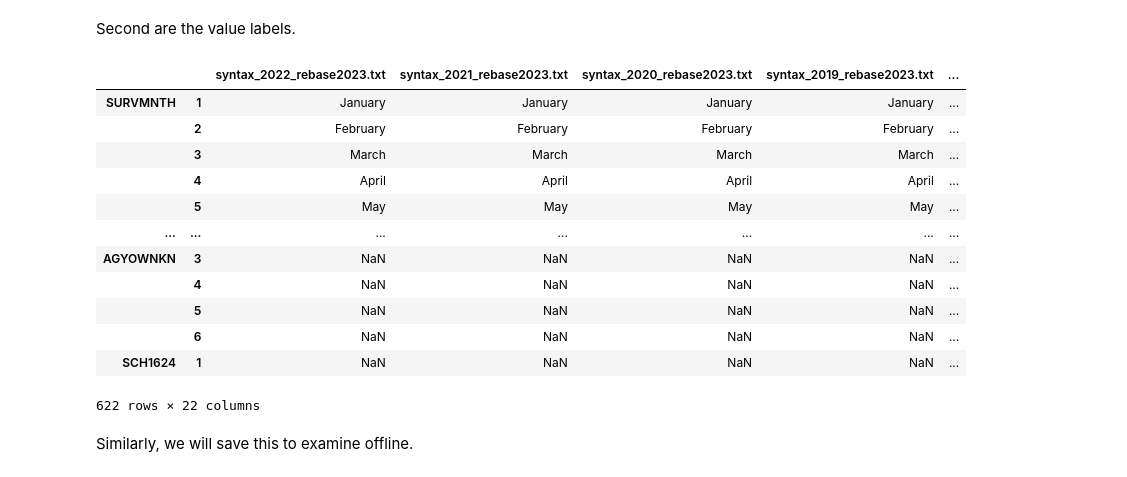
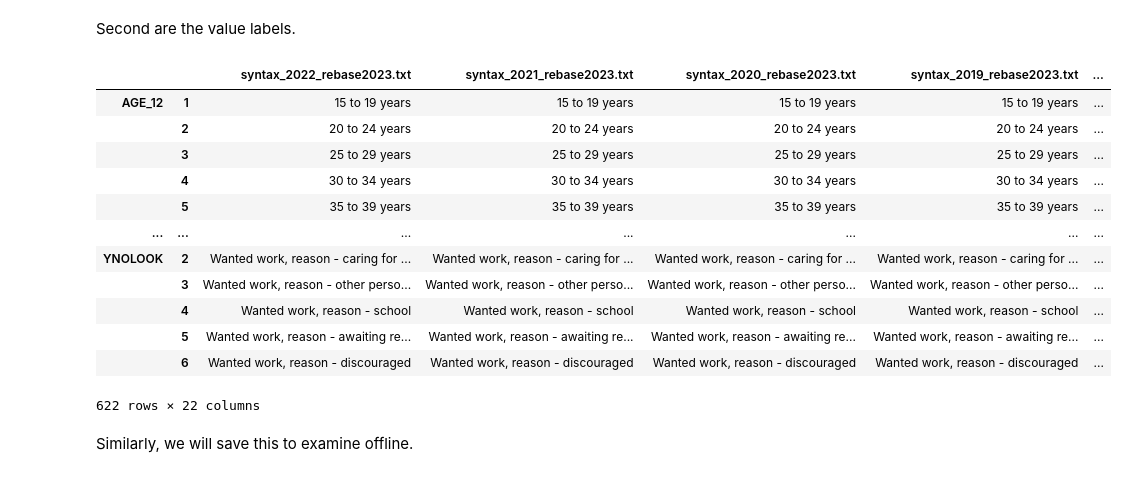
Before and after one commit to YC-Goh/YC-Goh.github.io, a Jupyter notebook: public/projects/can-open-data/lfs/1-1-get-value-labels.ipynb, the cells around one changed output. Saved outputs shown, nothing was run; the diff lists cells and outputs as text; code cells hidden in the pictures.

```diff
--- a/public/projects/can-open-data/lfs/1-1-get-value-labels.ipynb
+++ b/public/projects/can-open-data/lfs/1-1-get-value-labels.ipynb
@@ -241,20 +241,20 @@ pd.DataFrame.from_dict(varlab).to_csv('data/variable_labels.csv', encoding='utf-
 # %% [markdown]
 Second are the value labels.
 # %%
-pd.concat([pd.DataFrame.from_dict(data, orient='index').stack().rename(file) for file, data in vallab.items()], axis=1)
+pd.concat([pd.DataFrame.from_dict(data, orient='index').stack().rename(file) for file, data in vallab.items()], axis=1).sort_index()
 # %% [output]
 |  |  | syntax_2022_rebase2023.txt | syntax_2021_rebase2023.txt | syntax_2020_rebase2023.txt | syntax_2019_rebase2023.txt | ... |
-| SURVMNTH | 1 | January | January | January | January | ... |
-|  | 2 | February | February | February | February | ... |
-|  | 3 | March | March | March | March | ... |
-|  | 4 | April | April | April | April | ... |
-|  | 5 | May | May | May | May | ... |
+| AGE_12 | 1 | 15 to 19 years | 15 to 19 years | 15 to 19 years | 15 to 19 years | ... |
+|  | 2 | 20 to 24 years | 20 to 24 years | 20 to 24 years | 20 to 24 years | ... |
+|  | 3 | 25 to 29 years | 25 to 29 years | 25 to 29 years | 25 to 29 years | ... |
+|  | 4 | 30 to 34 years | 30 to 34 years | 30 to 34 years | 30 to 34 years | ... |
+|  | 5 | 35 to 39 years | 35 to 39 years | 35 to 39 years | 35 to 39 years | ... |
 | ... | ... | ... | ... | ... | ... | ... |
-| AGYOWNKN | 3 | NaN | NaN | NaN | NaN | ... |
-|  | 4 | NaN | NaN | NaN | NaN | ... |
-|  | 5 | NaN | NaN | NaN | NaN | ... |
-|  | 6 | NaN | NaN | NaN | NaN | ... |
-| SCH1624 | 1 | NaN | NaN | NaN | NaN | ... |
+| YNOLOOK | 2 | Wanted work, reason - caring for ... | Wanted work, reason - caring for ... | Wanted work, reason - caring for ... | Wanted work, reason - caring for ... | ... |
+|  | 3 | Wanted work, reason - other perso... | Wanted work, reason - other perso... | Wanted work, reason - other perso... | Wanted work, reason - other perso... | ... |
+|  | 4 | Wanted work, reason - school | Wanted work, reason - school | Wanted work, reason - school | Wanted work, reason - school | ... |
+|  | 5 | Wanted work, reason - awaiting re... | Wanted work, reason - awaiting re... | Wanted work, reason - awaiting re... | Wanted work, reason - awaiting re... | ... |
+|  | 6 | Wanted work, reason - discouraged | Wanted work, reason - discouraged | Wanted work, reason - discouraged | Wanted work, reason - discouraged | ... |
 622 rows × 22 columns
 # %% [markdown]
 Similarly, we will save this to examine offline.
```
Also changed, not shown: parts of 3 cells of this notebook.
